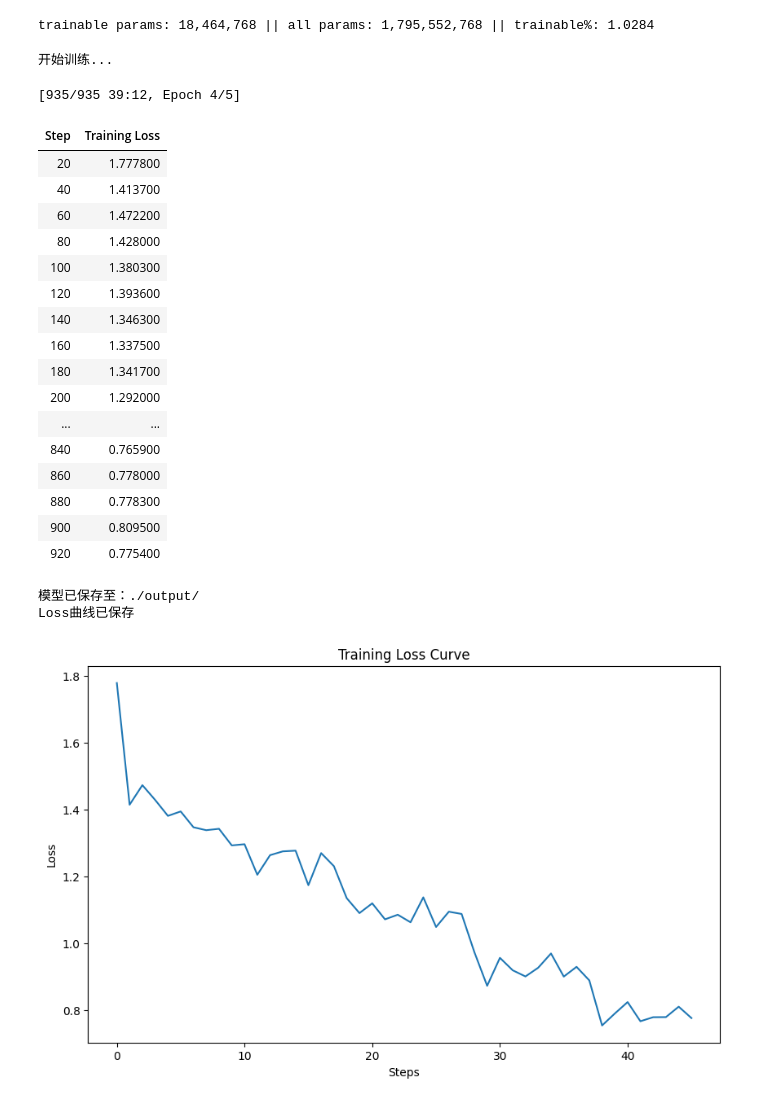
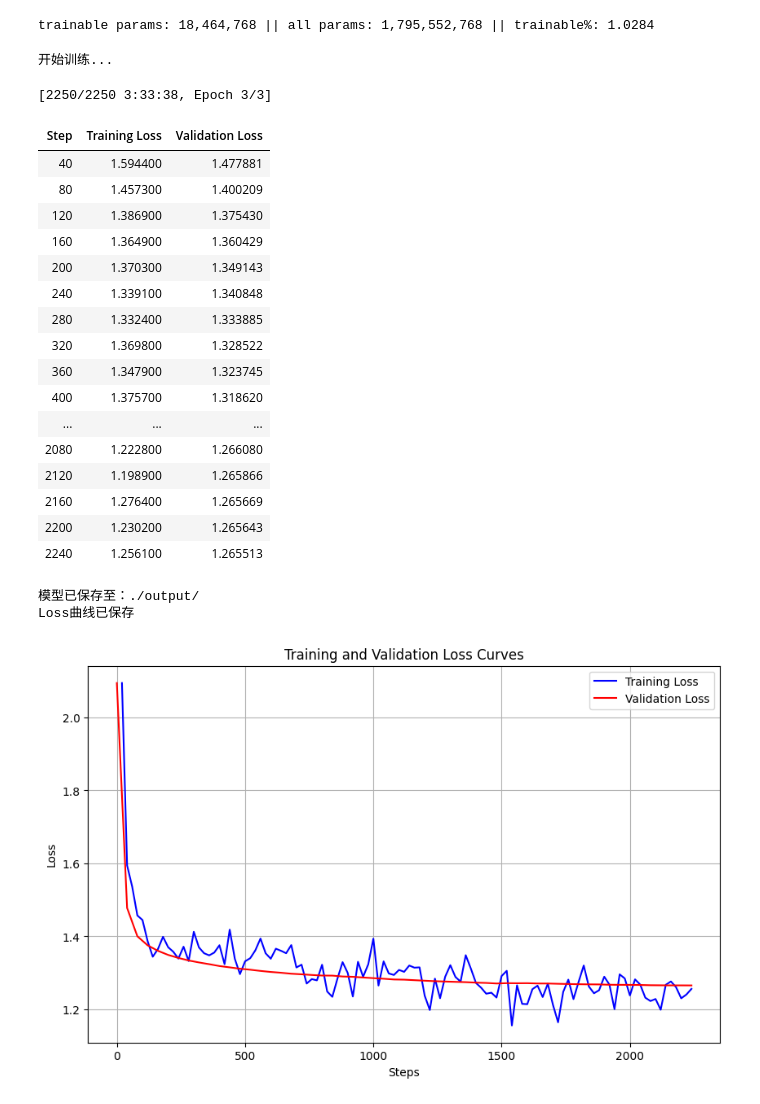
Before and after one commit to jzystar/finetuning, a Jupyter notebook: deepseek_sft.ipynb, the cells around one changed output. Cells and saved outputs as stored; diff of their text form; code cells hidden in the pictures.

```diff
--- a/deepseek_sft.ipynb
+++ b/deepseek_sft.ipynb
@@ -82,7 +97,7 @@ peft_config = LoraConfig(
     lora_alpha=32,      # 缩放系数（控制适配器影响强度）
     # target_modules=["q_proj", "v_proj"],  # 要适配的注意力模块（查询/值投影）
     target_modules="all-linear",
-    lora_dropout=0.05,  # 防止过拟合的Dropout率
+    lora_dropout=0.1,  # 防止过拟合的Dropout率
     bias="none",        # 不训练偏置参数
     task_type="CAUSAL_LM"  # 任务类型（因果语言模型）
 )
@@ -90,12 +105,15 @@ peft_config = LoraConfig(
 training_args = TrainingArguments(
     output_dir=output_path,        # 输出目录（模型/日志）
     per_device_train_batch_size=2, # 单GPU批次大小（显存优化）
+    per_device_eval_batch_size=2,  # 验证集批次大小
     gradient_accumulation_steps=4, # 梯度累积步数（等效batch_size=8）
-    num_train_epochs=5,            # 训练轮次
-    learning_rate=5e-4,            # 初始学习率
+    num_train_epochs=3,            # 训练轮次
+    learning_rate=1e-4,            # 初始学习率
     fp16=True,                     # 启用混合精度训练（节省显存）
     logging_steps=20,              # 每隔20步记录日志
     save_strategy="no",            # 不保存中间检查点
+    eval_strategy="steps",         # 按步数进行评估
+    eval_steps=40,                 # 每100步评估一次
     report_to="none",              # 禁用第三方报告（如W&B）
     optim="adamw_torch",           # 优化器类型
     no_cuda=False,                 # 强制使用CUDA
@@ -121,8 +139,9 @@ def main():
     model = get_peft_model(model, peft_config)
     model.print_trainable_parameters()   # 打印可训练参数量
 
-    # 准备训练数据集
-    dataset = process_data(tokenizer)
+    # 准备训练和验证数据集
+    train_dataset = process_data(tokenizer, "train[:6000]")
+    eval_dataset = process_data(tokenizer, "train[6000:6300]")  # 使用剩余300条作为验证集
 
     # 初始化损失记录回调
     loss_callback = LossCallback()
@@ -138,53 +157,64 @@ def main():
 
     # 初始化Trainer
     trainer = Trainer(
         model=model,
         args=training_args,
-        train_dataset=dataset,
+        train_dataset=train_dataset,
+        eval_dataset=eval_dataset,  # 添加验证数据集
         data_collator=data_collator,  # 自定义数据整理
         callbacks=[loss_callback]     # 添加回调
     )
 
     # 执行训练
     print("开始训练...")
     trainer.train()
 
     # 保存微调后的模型
     trainer.model.save_pretrained(output_path)
     print(f"模型已保存至：{output_path}")
 
     # 绘制损失曲线
     plt.figure(figsize=(10, 6))
-    plt.plot(loss_callback.losses)
-    plt.title("Training Loss Curve")
+
+    # 绘制训练损失
+    # plt.plot(range(len(loss_callback.train_losses)), loss_callback.train_losses, 'b-', label='Training Loss')
+    plt.plot(loss_callback.train_steps, loss_callback.train_losses, 'b-', label='Training Loss')
+
+    # 绘制验证损失（如果有）
+    if loss_callback.eval_losses:
+        plt.plot(loss_callback.eval_steps, loss_callback.eval_losses, 'r-', label='Validation Loss')
+
+    plt.title("Training and Validation Loss Curves")
     plt.xlabel("Steps")
     plt.ylabel("Loss")
-    plt.savefig(os.path.join(output_path, "loss_curve.png"))  # 保存为PNG
+    plt.legend()
+    plt.grid(True)
+    plt.savefig(os.path.join(output_path, "loss_curves.png"))  # 保存为PNG
     print("Loss曲线已保存")
 
 if __name__ == "__main__":
     main()
 # %% [output]
 trainable params: 18,464,768 || all params: 1,795,552,768 || trainable%: 1.0284
 开始训练...
-[935/935 39:12, Epoch 4/5]
+[2250/2250 3:33:38, Epoch 3/3]
-| Step | Training Loss |
-| 20 | 1.777800 |
-| 40 | 1.413700 |
-| 60 | 1.472200 |
-| 80 | 1.428000 |
-| 100 | 1.380300 |
-| 120 | 1.393600 |
-| 140 | 1.346300 |
-| 160 | 1.337500 |
-| 180 | 1.341700 |
-| 200 | 1.292000 |
-| ... | ... |
-| 840 | 0.765900 |
-| 860 | 0.778000 |
-| 880 | 0.778300 |
-| 900 | 0.809500 |
-| 920 | 0.775400 |
+| Step | Training Loss | Validation Loss |
+| 40 | 1.594400 | 1.477881 |
+| 80 | 1.457300 | 1.400209 |
+| 120 | 1.386900 | 1.375430 |
+| 160 | 1.364900 | 1.360429 |
+| 200 | 1.370300 | 1.349143 |
+| 240 | 1.339100 | 1.340848 |
+| 280 | 1.332400 | 1.333885 |
+| 320 | 1.369800 | 1.328522 |
+| 360 | 1.347900 | 1.323745 |
+| 400 | 1.375700 | 1.318620 |
+| ... | ... | ... |
+| 2080 | 1.222800 | 1.266080 |
+| 2120 | 1.198900 | 1.265866 |
+| 2160 | 1.276400 | 1.265669 |
+| 2200 | 1.230200 | 1.265643 |
+| 2240 | 1.256100 | 1.265513 |
 模型已保存至：./output/
 Loss曲线已保存
-[figure, old version]
+[figure, new version]
```
Also changed, not shown: parts of 1 cell of this notebook, 4 other files.
